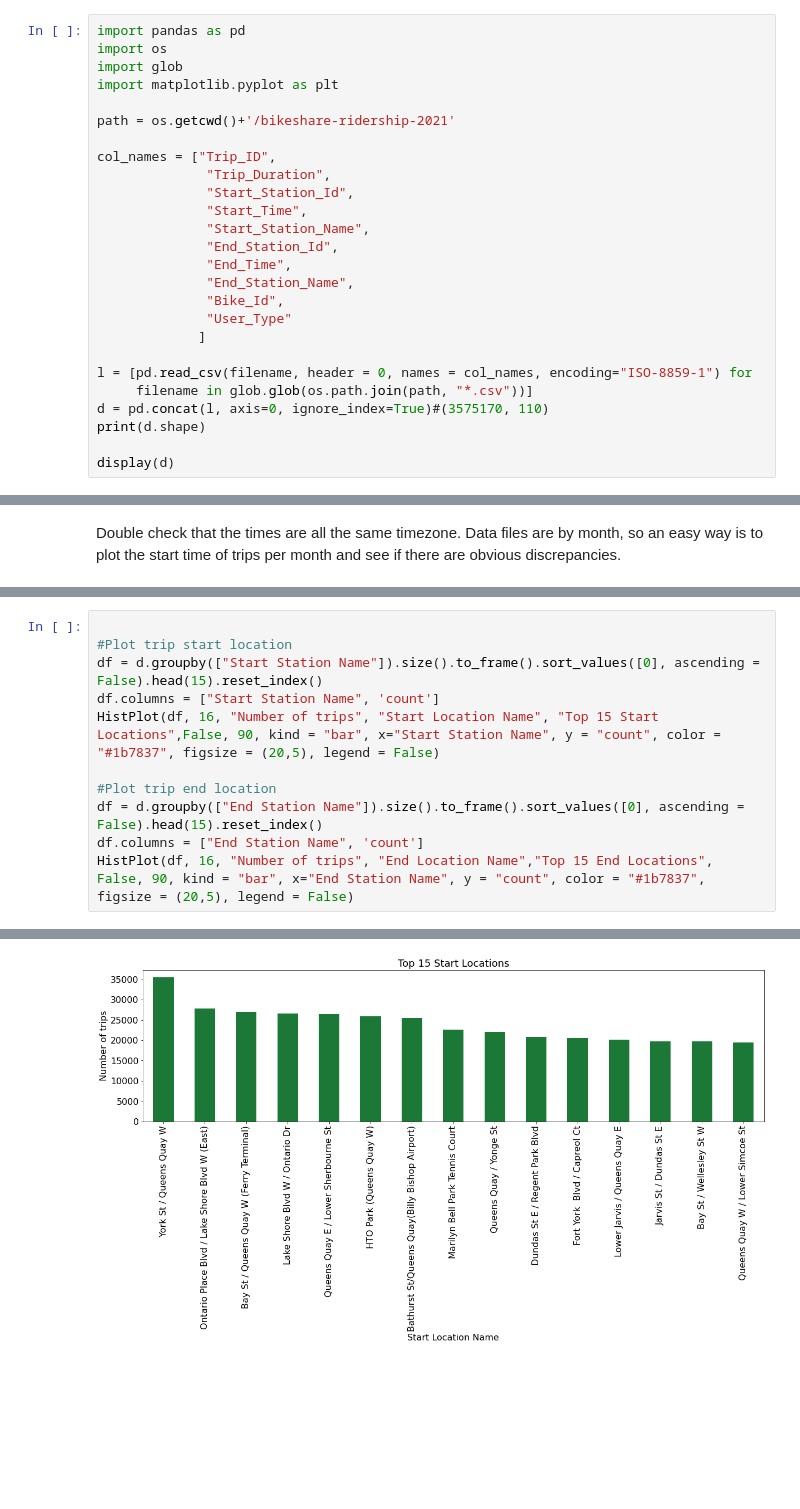
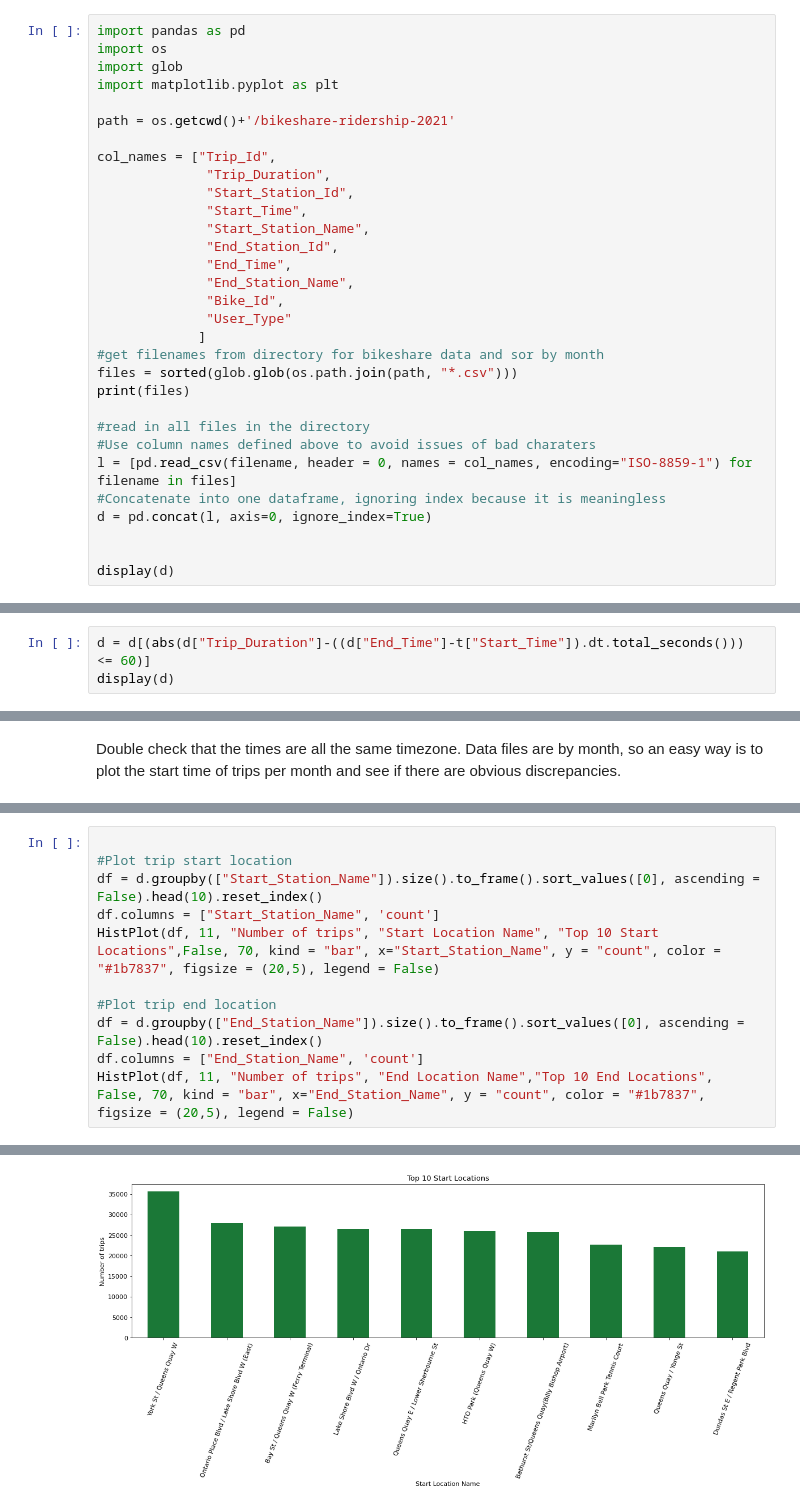
Before and after one commit to smcgibbo/TorontoBike, a Jupyter notebook: Temporal_Usage.ipynb, the cells around one changed output, grey strips where cells are left out. Cells and saved outputs as stored; diff of their text form; blank space fills up the shorter version.

Commit message:
Cleaned improper date time recording

```diff
--- a/Temporal_Usage.ipynb
+++ b/Temporal_Usage.ipynb
@@ -10,7 +10,7 @@ import matplotlib.pyplot as plt
 
 path = os.getcwd()+'/bikeshare-ridership-2021'
 
-col_names = ["Trip_ID",
+col_names = ["Trip_Id",
               "Trip_Duration",
               "Start_Station_Id",
               "Start_Time",
@@ -21,11 +21,16 @@ col_names = ["Trip_ID",
               "Bike_Id",
               "User_Type"
              ]
+#get filenames from directory for bikeshare data and sor by month
+files = sorted(glob.glob(os.path.join(path, "*.csv")))
+print(files)
 
-l = [pd.read_csv(filename, header = 0, names = col_names, encoding="ISO-8859-1") for
-     filename in glob.glob(os.path.join(path, "*.csv"))]
-d = pd.concat(l, axis=0, ignore_index=True)#(3575170, 110)
-print(d.shape)
+#read in all files in the directory
+#Use column names defined above to avoid issues of bad charaters
+l = [pd.read_csv(filename, header = 0, names = col_names, encoding="ISO-8859-1") for filename in files]
+#Concatenate into one dataframe, ignoring index because it is meaningless
+d = pd.concat(l, axis=0, ignore_index=True)
+
 
 display(d)
 # %% [output]
@@ -67,0 +96,3 @@ display(d)
+# %%
+d = d[(abs(d["Trip_Duration"]-((d["End_Time"]-t["Start_Time"]).dt.total_seconds())) <= 60)]
+display(d)
@@ -144,14 +193,14 @@ plt.show()
 # %%
 
 #Plot trip start location
-df = d.groupby(["Start Station Name"]).size().to_frame().sort_values([0], ascending = False).head(15).reset_index()
-df.columns = ["Start Station Name", 'count']
-HistPlot(df, 16, "Number of trips", "Start Location Name", "Top 15 Start Locations",False, 90, kind = "bar", x="Start Station Name", y = "count", color = "#1b7837", figsize = (20,5), legend = False)
+df = d.groupby(["Start_Station_Name"]).size().to_frame().sort_values([0], ascending = False).head(10).reset_index()
+df.columns = ["Start_Station_Name", 'count']
+HistPlot(df, 11, "Number of trips", "Start Location Name", "Top 10 Start Locations",False, 70, kind = "bar", x="Start_Station_Name", y = "count", color = "#1b7837", figsize = (20,5), legend = False)
 
 #Plot trip end location
-df = d.groupby(["End Station Name"]).size().to_frame().sort_values([0], ascending = False).head(15).reset_index()
-df.columns = ["End Station Name", 'count']
-HistPlot(df, 16, "Number of trips", "End Location Name","Top 15 End Locations", False, 90, kind = "bar", x="End Station Name", y = "count", color = "#1b7837", figsize = (20,5), legend = False)
+df = d.groupby(["End_Station_Name"]).size().to_frame().sort_values([0], ascending = False).head(10).reset_index()
+df.columns = ["End_Station_Name", 'count']
+HistPlot(df, 11, "Number of trips", "End Location Name","Top 10 End Locations", False, 70, kind = "bar", x="End_Station_Name", y = "count", color = "#1b7837", figsize = (20,5), legend = False)
 # %% [output]
 ()
-[figure, old version]
+[figure, new version]
```
Also changed, not shown: parts of 22 cells of this notebook.
